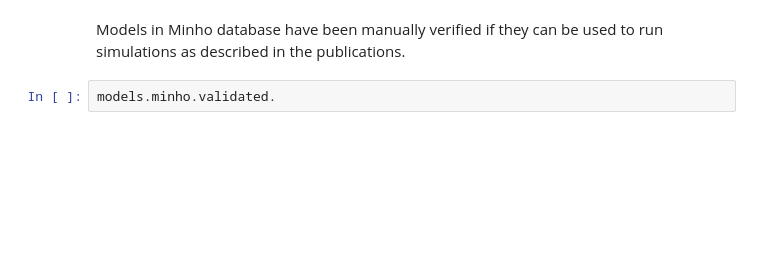
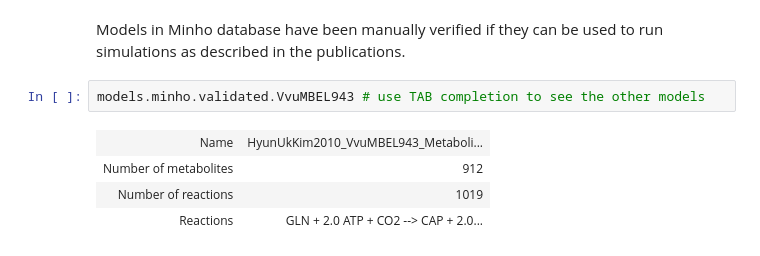
Before and after one commit to biosustain/cameo-notebooks, a Jupyter notebook: 02-import-models.ipynb, the cells around one changed output. Drawn from its saved outputs; the diff is of its cells as text; blank space fills up the shorter version.

Commit message:
feat: add validated models subset

```diff
--- a/02-import-models.ipynb
+++ b/02-import-models.ipynb
@@ -73,4 +83,9 @@ models.minho.iMM904
 # %% [markdown]
 Models in Minho database have been manually verified if they can be used to run simulations as described in the publications.
-# %%
-models.minho.validated.
+# %%
+models.minho.validated.VvuMBEL943 # use TAB completion to see the other models
+# %% [output]
+| Name | HyunUkKim2010_VvuMBEL943_Metaboli... |
+| Number of metabolites | 912 |
+| Number of reactions | 1019 |
+| Reactions | GLN + 2.0 ATP + CO2 --> CAP + 2.0... |
```
Also changed, not shown: parts of 3 cells of this notebook.
